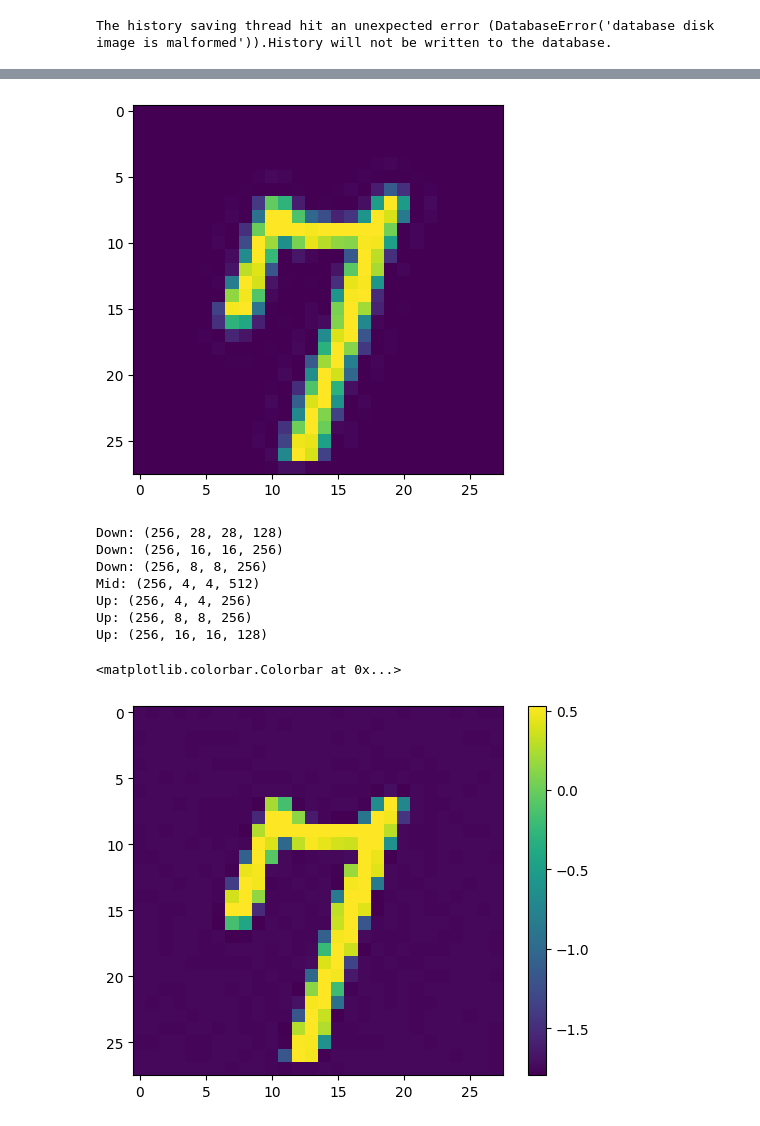
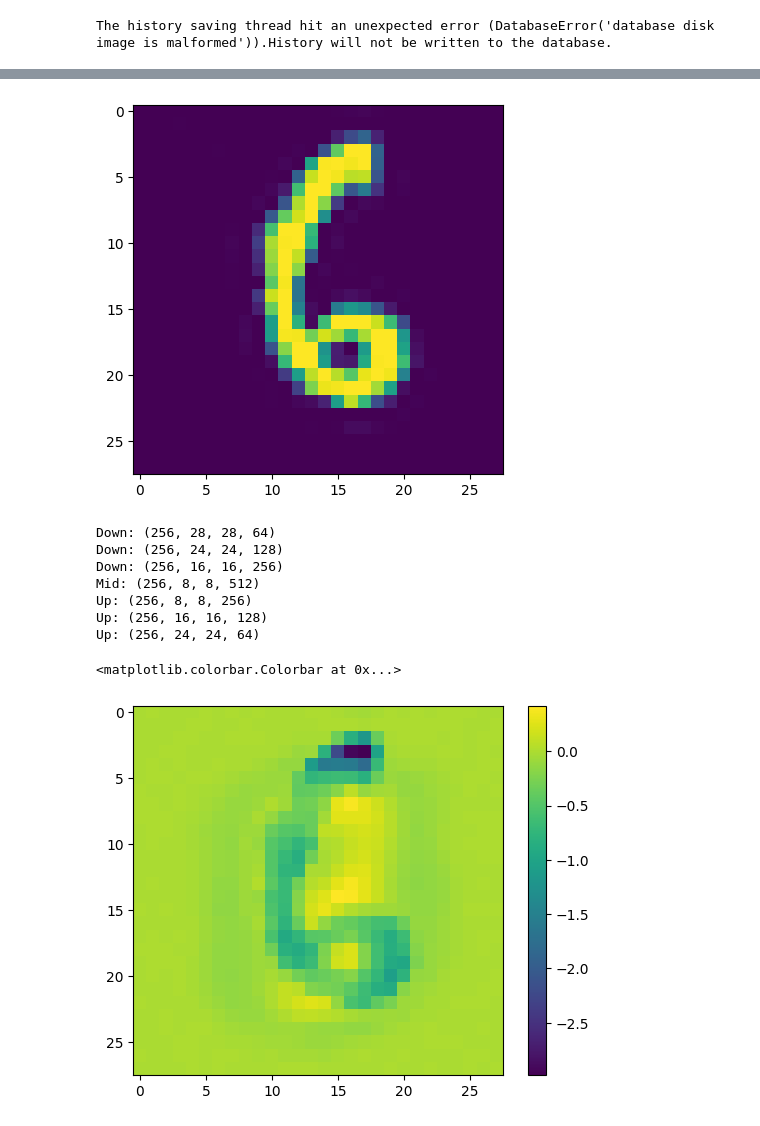
Before and after one commit to mackelab/probjax, a Jupyter notebook: examples/nn/flows/flow_matching_mnist.ipynb, the cells around one changed output, grey strips where cells are left out. Cells and saved outputs as stored; diff of their text form; code cells hidden in the pictures.

```diff
--- a/examples/nn/flows/flow_matching_mnist.ipynb
+++ b/examples/nn/flows/flow_matching_mnist.ipynb
@@ -101,6 +38,6 @@ def img_aug(x):
 # %%
 from probjax.nn.io_util import DataLoader
 
-loader = DataLoader(dataset["train"],batch_size=256, num_prefetch_host=32, num_prefetch_device=8, shard=False, host_transforms=img_aug, num_async_workers=4)
+loader = DataLoader(dataset["train"],batch_size=256, num_prefetch_host=64, num_prefetch_device=4, shard=False, host_transforms=img_aug, num_async_workers=4)
 # %%
 datastream = iter(loader)
@@ -131,60 +62,61 @@ for i in range(5000):
     time.sleep(0.001)
 
 
-std1 = np.concatenate(xs, axis=0).std(0) + 0.01
+std1 = np.concatenate(xs, axis=0).std(0)
 mu1 = np.concatenate(xs, axis=0).mean(0)
 del xs
 # %%
-shapes = [(16,16), (8,8), (4,4)]
-conv_up_cls = [partial(ResizeConv, out_shape=shape, dtype=jnp.bfloat16, precision="BF16_BF16_F32") for shape in shapes]
-conv_down_cls = [partial(ResizeConv, out_shape=shape,dtype=jnp.bfloat16, precision="BF16_BF16_F32") for shape in shapes]
+shapes = [(24,24),(16,16), (8,8),(4,4)]
+conv_up_cls = [partial(ResizeConv, out_shape=shape) for shape in shapes]
+conv_down_cls = [partial(ResizeConv, out_shape=shape)for shape in shapes]
+
+# Alternatively try ConvTranspose
+# conv_up_cls = partial(ConvTranspose, kernel_size=(3,3))
+# conv_down_cls = partial(Conv, kernel_size=(3,3))
 # %%
 
 class Denoiser(nnx.Module):
     def __init__(self, rngs) -> None:
-        self.time_embedding = GaussianFourierEmbedding(1,256, rngs=rngs, learnable=True)
+        self.time_embedding = GaussianFourierEmbedding(1,512, rngs=rngs, learnable=True)
         # Pass norm=nnx.GroupNorm instead of num_groups to UNet/ResnetBlock
         self.net = UNet(
             1,
             rngs=rngs,
-            kernel_size=(3,3),
+            kernel_size=(2,2),
             strides=(1,1),
-            kernel_size_resnet=(4,4),
-            out_features=[128,256,256,512],
-            context_features=256,
-            use_attention=[False, False,True, True],
-            resize_method="nearest",
-            resnet_block_cls=partial(ResnetBlock, dtype=jnp.bfloat16, precision="BF16_BF16_F32", preferred_element_type=jnp.float32),
-            conv_cls=partial(nnx.Conv, dtype=jnp.bfloat16, precision="BF16_BF16_F32"),
+            kernel_size_resnet=(3,3),
+            out_features=[64,128,256,512],
+            context_features=512,
+            use_attention=[False, False,True,True],
             conv_down_cls = conv_down_cls,
             conv_up_cls = conv_up_cls,
-            #conv_down_cls=partial(nnx.Conv, dtype=jnp.bfloat16, precision="BF16_BF16_F32"),
-            #conv_up_cls=partial(nnx.ConvTranspose, dtype=jnp.bfloat16, precision="BF16_BF16_F32"),
-            preferred_element_dtype=jnp.float32,
+            dtype=jnp.bfloat16,
+            precision="BF16_BF16_F32",
+            preferred_element_type=jnp.float32,
         )
 
     def __call__(self, t, x, *args, **kwargs):
         time_embed = self.time_embedding(t)
-        out = self.net(x, context=time_embed, *args, **kwargs).astype(jnp.float32)
+        out = self.net(x, context=time_embed, *args, **kwargs)
         return out
 
-net = Denoiser(nnx.Rngs(1))
+net = Denoiser(nnx.Rngs(0))
 model = LinearFlow(net, std1=std1, mu1=mu1)
 params = nnx.state(model, nnx.Param)
 # %%
 x = next(datastream)
 plt.imshow(x[0])
 plt.show()
-plt.imshow(net(jnp.ones((256,1,1,1)),x,verbose=True)[0])
+plt.imshow(model(jnp.ones((256,1,1,1))*0.5,x,verbose=True)[0])
 plt.colorbar()
 # %% [output]
-[figure, old version]
+[figure, new version]
-Down: (256, 28, 28, 128)
+Down: (256, 28, 28, 64)
+Down: (256, 24, 24, 128)
 Down: (256, 16, 16, 256)
-Down: (256, 8, 8, 256)
-Mid: (256, 4, 4, 512)
-Up: (256, 4, 4, 256)
+Mid: (256, 8, 8, 512)
 Up: (256, 8, 8, 256)
 Up: (256, 16, 16, 128)
+Up: (256, 24, 24, 64)
 <matplotlib.colorbar.Colorbar at 0x...>
-[figure, old version]
+[figure, new version]
```
Also changed, not shown: parts of 30 cells of this notebook, 24 other files.
